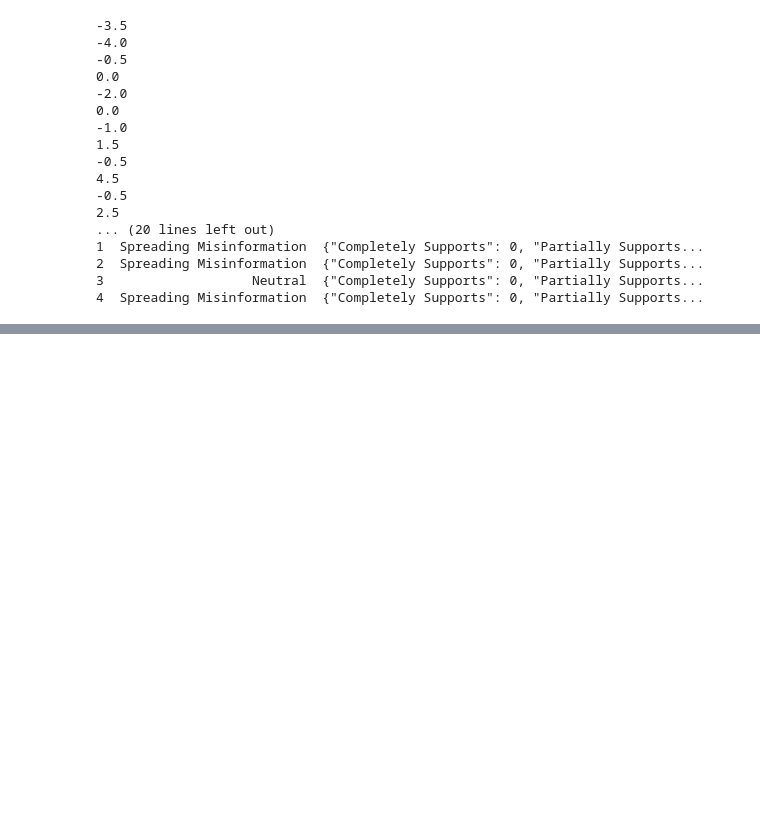
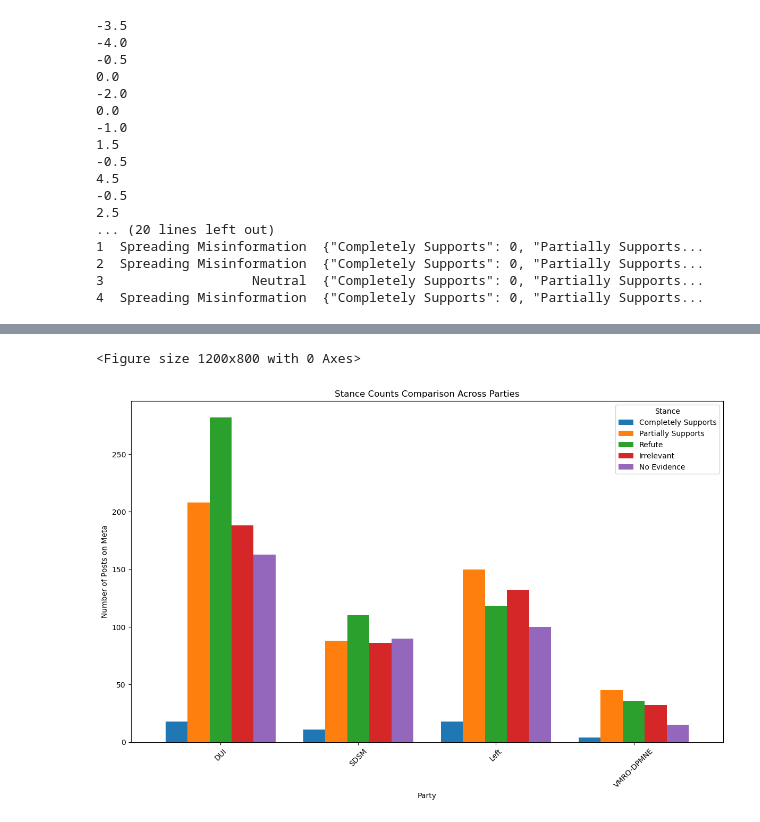
Before and after one commit to Harkeerat2002/north-macedonia-election-fact-checking, a Jupyter notebook: fact-checking-pipeline.ipynb, the cells around one changed output, grey strips where cells are left out. Drawn from its saved outputs; the diff is of its cells as text; code cells hidden in the pictures; blank space fills up the shorter version.

```diff
--- a/fact-checking-pipeline.ipynb
+++ b/fact-checking-pipeline.ipynb
@@ -1303,0 +1374,57 @@ claims_verdict(claims, stance_results)
+# %%
+# Single Visualization
+read_file_path = "./dataset/final-verdict/"
+save_file_path = "./figures/"
+
+# Initialize an empty DataFrame to store stance counts for all parties
+all_parties_stance_counts = pd.DataFrame()
+
+# Loop through each party and process their stance counts
+for party in parties:
+    # Read the CSV file into a DataFrame
+    csv_file_path = os.path.join(read_file_path, party + "_claims_to_questions_to_proofs_with_stance_and_verdict.csv")
+    pandas_df = pd.read_csv(csv_file_path)
+
+    # Skip if the DataFrame is empty
+    if pandas_df.empty:
+        print(f"The DataFrame for {party} is empty.")
+        continue
+
+    # Extract the stance counts from the JSON column
+    pandas_df['stance_counts'] = pandas_df['stance_counts'].apply(json.loads)
+
+    # Create a new DataFrame to hold the stance counts
+    stance_counts_df = pd.DataFrame(pandas_df['stance_counts'].tolist())
+
+    # Sum the stance counts across all rows
+    total_stance_counts = stance_counts_df.sum()
+
+    # Remove Unknown
+    if "Unknown" in total_stance_counts:
+        total_stance_counts = total_stance_counts.drop("Unknown")
+
+    # Add the party name to the stance counts
+    total_stance_counts.name = party
+
+    # Append to the combined DataFrame
+    all_parties_stance_counts = pd.concat([all_parties_stance_counts, total_stance_counts], axis=1)
+
+# Transpose the DataFrame for easier plotting
+all_parties_stance_counts = all_parties_stance_counts.T
+
+# Plot a grouped bar chart
+plt.figure(figsize=(12, 8))
+all_parties_stance_counts.plot(kind="bar", figsize=(12, 8), width=0.8)
+plt.title("Stance Counts Comparison Across Parties")
+plt.xlabel("Party")
+plt.ylabel("Number of Posts on Meta")
+plt.xticks(rotation=45)
+plt.legend(title="Stance")
+plt.tight_layout()
+
+# Save the figure
+plt.savefig(os.path.join(save_file_path, "all_parties_stance_comparison.png"))
+plt.show()
+# %% [output]
+<Figure size 1200x800 with 0 Axes>
+[figure, added]
```
Also changed, not shown: parts of 4 cells of this notebook, 10 other files.
